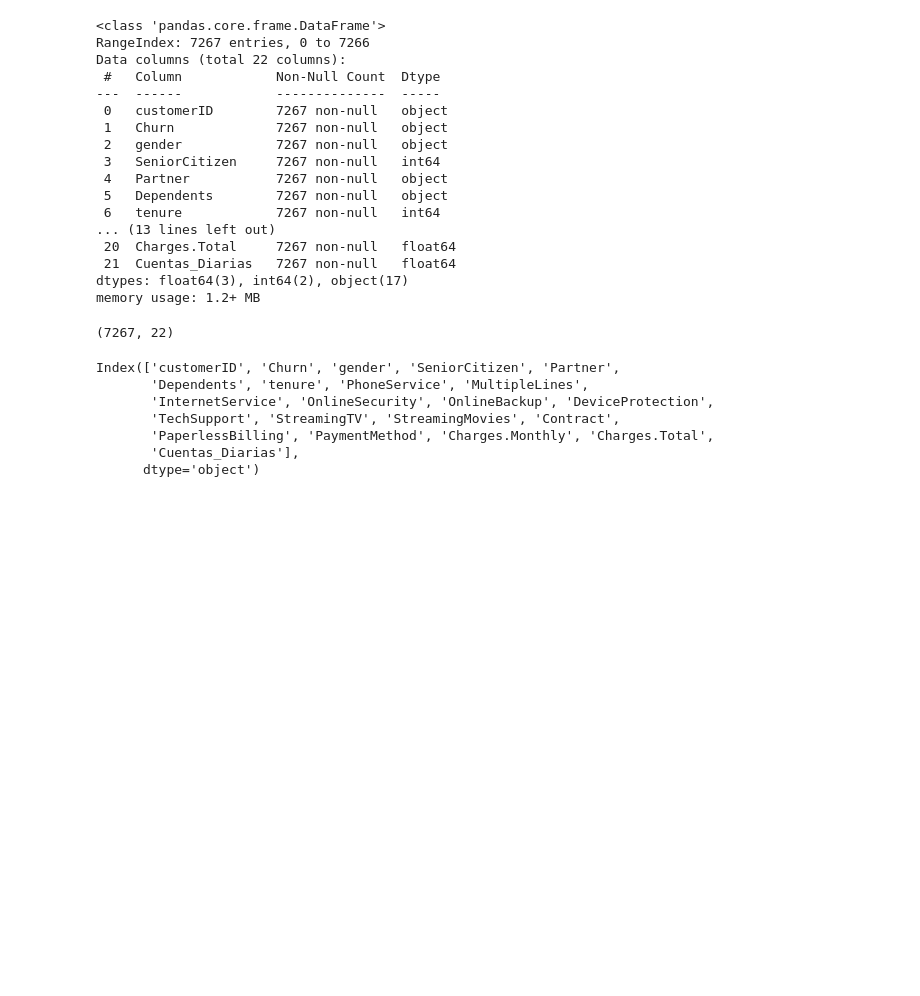
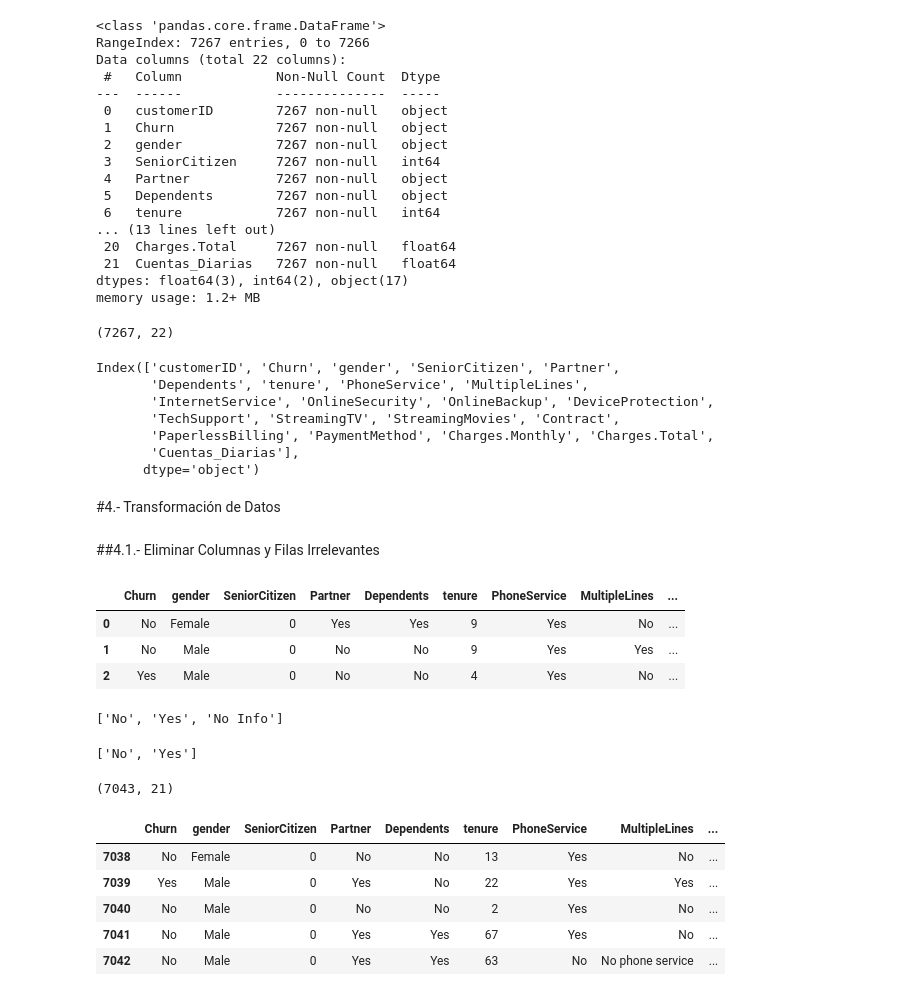
Before and after one commit to Antonio-B85/challenge-Parte-2--TelecomX, a Jupyter notebook: TelecomX_Parte2.ipynb, the cells around one changed output. Drawn from its saved outputs; the diff is of its cells as text; code cells hidden in the pictures; blank space fills up the shorter version.

Commit message:
Eliminar Columnas y Filas Irrelevantes

```diff
--- a/TelecomX_Parte2.ipynb
+++ b/TelecomX_Parte2.ipynb
@@ -79,3 +79,46 @@ Index(['customerID', 'Churn', 'gender', 'SeniorCitizen', 'Partner',
        'PaperlessBilling', 'PaymentMethod', 'Charges.Monthly', 'Charges.Total',
        'Cuentas_Diarias'],
       dtype='object')
+# %% [markdown]
+#4.- Transformación de Datos
+# %% [markdown]
+##4.1.- Eliminar Columnas y Filas Irrelevantes
+# %%
+# Eliminar la columna 'customerID'
+datos = datos.drop(columns=['customerID'])
+# Mostrar el DataFrame resultante
+datos.head(3)
+# %% [output]
+|  | Churn | gender | SeniorCitizen | Partner | Dependents | tenure | PhoneService | MultipleLines | ... |
+| 0 | No | Female | 0 | Yes | Yes | 9 | Yes | No | ... |
+| 1 | No | Male | 0 | No | No | 9 | Yes | Yes | ... |
+| 2 | Yes | Male | 0 | No | No | 4 | Yes | No | ... |
+# %%
+# Datos de la columna Churn
+datos['Churn'].unique().tolist()
+# %% [output]
+['No', 'Yes', 'No Info']
+# %%
+# Eliminar Filas "No Info" columna "Churn"
+datos = datos[datos['Churn'] != 'No Info']
+# %%
+# Valido solo datos "Yes" o "No" en la Columna Churn
+datos['Churn'].unique().tolist()
+# %% [output]
+['No', 'Yes']
+# %%
+# Shaper original (7267, 22)
+datos.shape
+# %% [output]
+(7043, 21)
+# %%
+# Restablecer los índices
+datos.reset_index(drop=True, inplace=True)
+datos.tail()
+# %% [output]
+|  | Churn | gender | SeniorCitizen | Partner | Dependents | tenure | PhoneService | MultipleLines | ... |
+| 7038 | No | Female | 0 | No | No | 13 | Yes | No | ... |
+| 7039 | Yes | Male | 0 | Yes | No | 22 | Yes | Yes | ... |
+| 7040 | No | Male | 0 | No | No | 2 | Yes | No | ... |
+| 7041 | No | Male | 0 | Yes | Yes | 67 | Yes | No | ... |
+| 7042 | No | Male | 0 | Yes | Yes | 63 | No | No phone service | ... |
```
